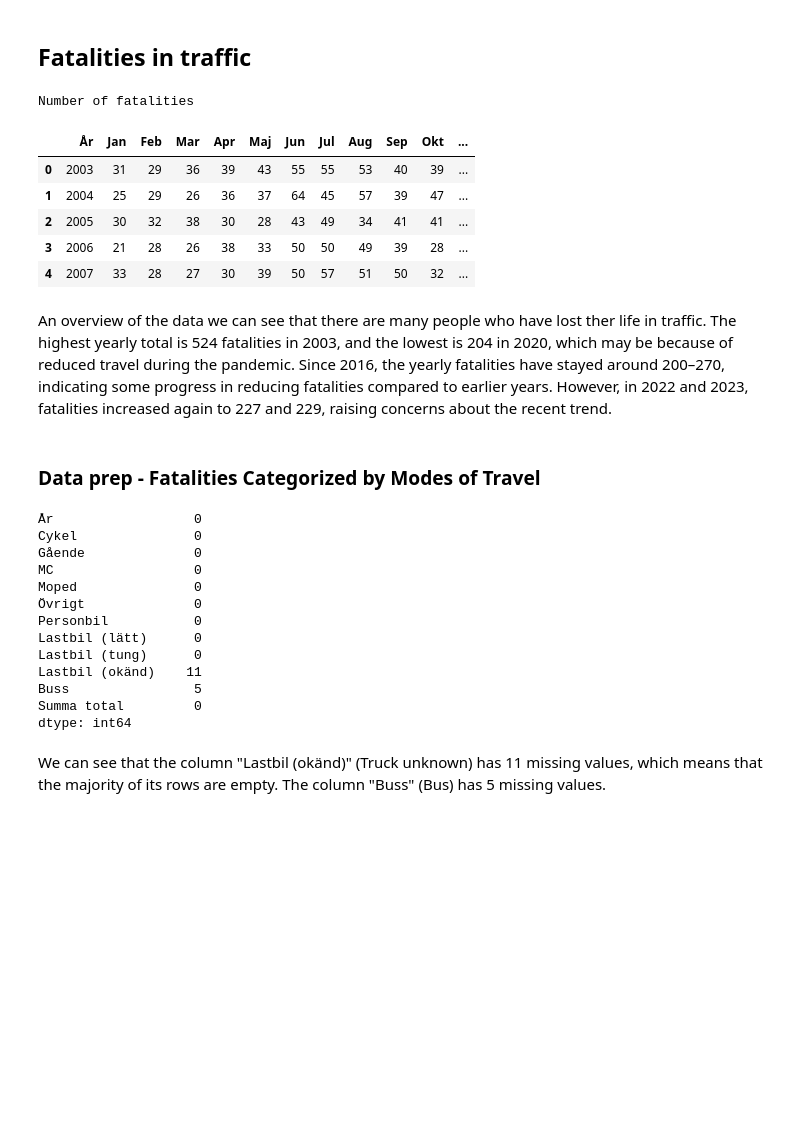
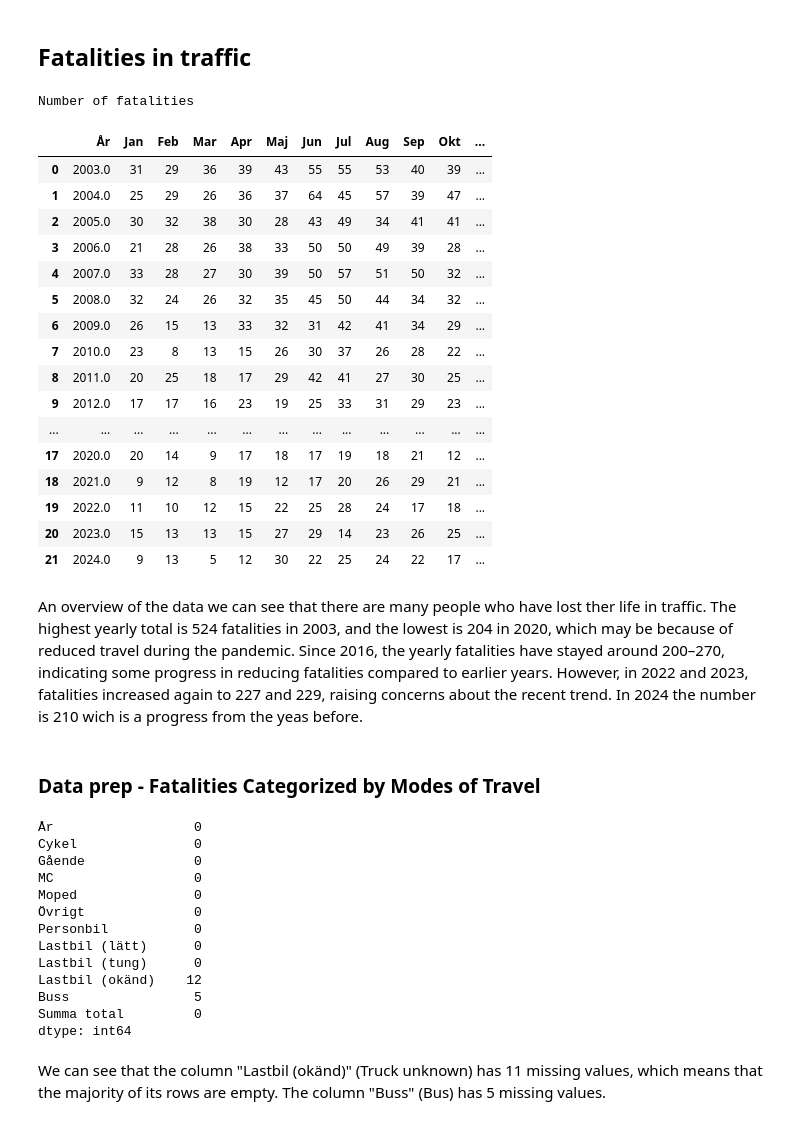
Before and after one commit to AlvinaLind/su-mt4007, a Jupyter notebook: Project map/Project_code.ipynb, the cells around one changed output. Drawn from its saved outputs; the diff is of its cells as text; code cells hidden in the pictures; blank space fills up the shorter version.

```diff
--- a/Project map/Project_code.ipynb
+++ b/Project map/Project_code.ipynb
@@ -19,7 +19,7 @@ import seaborn as sns
 import numpy as np
 from scipy.stats import zscore
 # %%
-file_path = "/Users/alvinalindqvist/Desktop/nationell_arstatistik.xlsx"
+file_path = "/Users/alvinalindqvist/Desktop/nationell_arstatistik (7).xlsx"
 data = pd.ExcelFile(file_path)
 print('Sheets in the excel:', data.sheet_names)
 # %% [output]
@@ -27,29 +27,44 @@ Sheets in the excel: ['Info', 'Omkomna', 'Skadade (P+S)', 'Skadade (RPMI)', 'Ska
 # %% [markdown]
 ## Fatalities in traffic
 # %%
-fatalities_data = pd.read_excel(file_path, sheet_name = "Omkomna", header = 8)
+fatalities_data = pd.read_excel(file_path, sheet_name="Omkomna", header=8)
 
-fatalities_data = fatalities_data.dropna(axis = 1, how = "all")
-fatalities_data = fatalities_data.dropna(axis = 0, how = 'any')
+fatalities_data = fatalities_data.dropna(axis=1, how="all")
 
-fatalities_data['År'] = pd.to_numeric(fatalities_data['År'], errors='coerce').astype(int)
+# The year 2024 has a '*' sp we need ro replace "2024*" with the numeric 2024.
+fatalities_data = fatalities_data.replace('*', np.nan)
+fatalities_data['År'] = pd.to_numeric(fatalities_data['År'], errors='coerce')
+fatalities_data['År'].fillna(2024, inplace=True)
+
+fatalities_data = fatalities_data.dropna(axis=0, how='any')
 
 print('Number of fatalities')
-fatalities_data.head()
+fatalities_data.head(22)
 # %% [output]
 Number of fatalities
 |  | År | Jan | Feb | Mar | Apr | Maj | Jun | Jul | Aug | Sep | Okt | ... |
-| 0 | 2003 | 31 | 29 | 36 | 39 | 43 | 55 | 55 | 53 | 40 | 39 | ... |
-| 1 | 2004 | 25 | 29 | 26 | 36 | 37 | 64 | 45 | 57 | 39 | 47 | ... |
-| 2 | 2005 | 30 | 32 | 38 | 30 | 28 | 43 | 49 | 34 | 41 | 41 | ... |
-| 3 | 2006 | 21 | 28 | 26 | 38 | 33 | 50 | 50 | 49 | 39 | 28 | ... |
-| 4 | 2007 | 33 | 28 | 27 | 30 | 39 | 50 | 57 | 51 | 50 | 32 | ... |
+| 0 | 2003.0 | 31 | 29 | 36 | 39 | 43 | 55 | 55 | 53 | 40 | 39 | ... |
+| 1 | 2004.0 | 25 | 29 | 26 | 36 | 37 | 64 | 45 | 57 | 39 | 47 | ... |
+| 2 | 2005.0 | 30 | 32 | 38 | 30 | 28 | 43 | 49 | 34 | 41 | 41 | ... |
+| 3 | 2006.0 | 21 | 28 | 26 | 38 | 33 | 50 | 50 | 49 | 39 | 28 | ... |
+| 4 | 2007.0 | 33 | 28 | 27 | 30 | 39 | 50 | 57 | 51 | 50 | 32 | ... |
+| 5 | 2008.0 | 32 | 24 | 26 | 32 | 35 | 45 | 50 | 44 | 34 | 32 | ... |
+| 6 | 2009.0 | 26 | 15 | 13 | 33 | 32 | 31 | 42 | 41 | 34 | 29 | ... |
+| 7 | 2010.0 | 23 | 8 | 13 | 15 | 26 | 30 | 37 | 26 | 28 | 22 | ... |
+| 8 | 2011.0 | 20 | 25 | 18 | 17 | 29 | 42 | 41 | 27 | 30 | 25 | ... |
+| 9 | 2012.0 | 17 | 17 | 16 | 23 | 19 | 25 | 33 | 31 | 29 | 23 | ... |
+| ... | ... | ... | ... | ... | ... | ... | ... | ... | ... | ... | ... | ... |
+| 17 | 2020.0 | 20 | 14 | 9 | 17 | 18 | 17 | 19 | 18 | 21 | 12 | ... |
+| 18 | 2021.0 | 9 | 12 | 8 | 19 | 12 | 17 | 20 | 26 | 29 | 21 | ... |
+| 19 | 2022.0 | 11 | 10 | 12 | 15 | 22 | 25 | 28 | 24 | 17 | 18 | ... |
+| 20 | 2023.0 | 15 | 13 | 13 | 15 | 27 | 29 | 14 | 23 | 26 | 25 | ... |
+| 21 | 2024.0 | 9 | 13 | 5 | 12 | 30 | 22 | 25 | 24 | 22 | 17 | ... |
 # %% [markdown]
-An overview of the data we can see that there are many people who have lost ther life in traffic. The highest yearly total is 524 fatalities in 2003, and the lowest is 204 in 2020, which may be because of reduced travel during the pandemic. Since 2016, the yearly fatalities have stayed around 200–270, indicating some progress in reducing fatalities compared to earlier years. However, in 2022 and 2023, fatalities increased again to 227 and 229, raising concerns about the recent trend.
+An overview of the data we can see that there are many people who have lost ther life in traffic. The highest yearly total is 524 fatalities in 2003, and the lowest is 204 in 2020, which may be because of reduced travel during the pandemic. Since 2016, the yearly fatalities have stayed around 200–270, indicating some progress in reducing fatalities compared to earlier years. However, in 2022 and 2023, fatalities increased again to 227 and 229, raising concerns about the recent trend. In 2024 the number is 210 wich is a progress from the yeas before.
 # %% [markdown]
 ### Data prep - Fatalities Categorized by Modes of Travel
 # %%
-fatalities_modesoftravel = pd.read_excel(file_path, sheet_name = "Omkomna", header = 84, nrows = 21)
+fatalities_modesoftravel = pd.read_excel(file_path, sheet_name = "Omkomna", header = 87, nrows = 22)
 fatalities_modesoftravel = fatalities_modesoftravel.dropna(axis = 1, how = 'all')
 fatalities_modesoftravel.isnull().sum()
 # %% [output]
@@ -62,7 +77,7 @@ Moped               0
 Personbil           0
 Lastbil (lätt)      0
 Lastbil (tung)      0
-Lastbil (okänd)    11
+Lastbil (okänd)    12
 Buss                5
 Summa total         0
 dtype: int64
```
Also changed, not shown: parts of 14 cells of this notebook.
